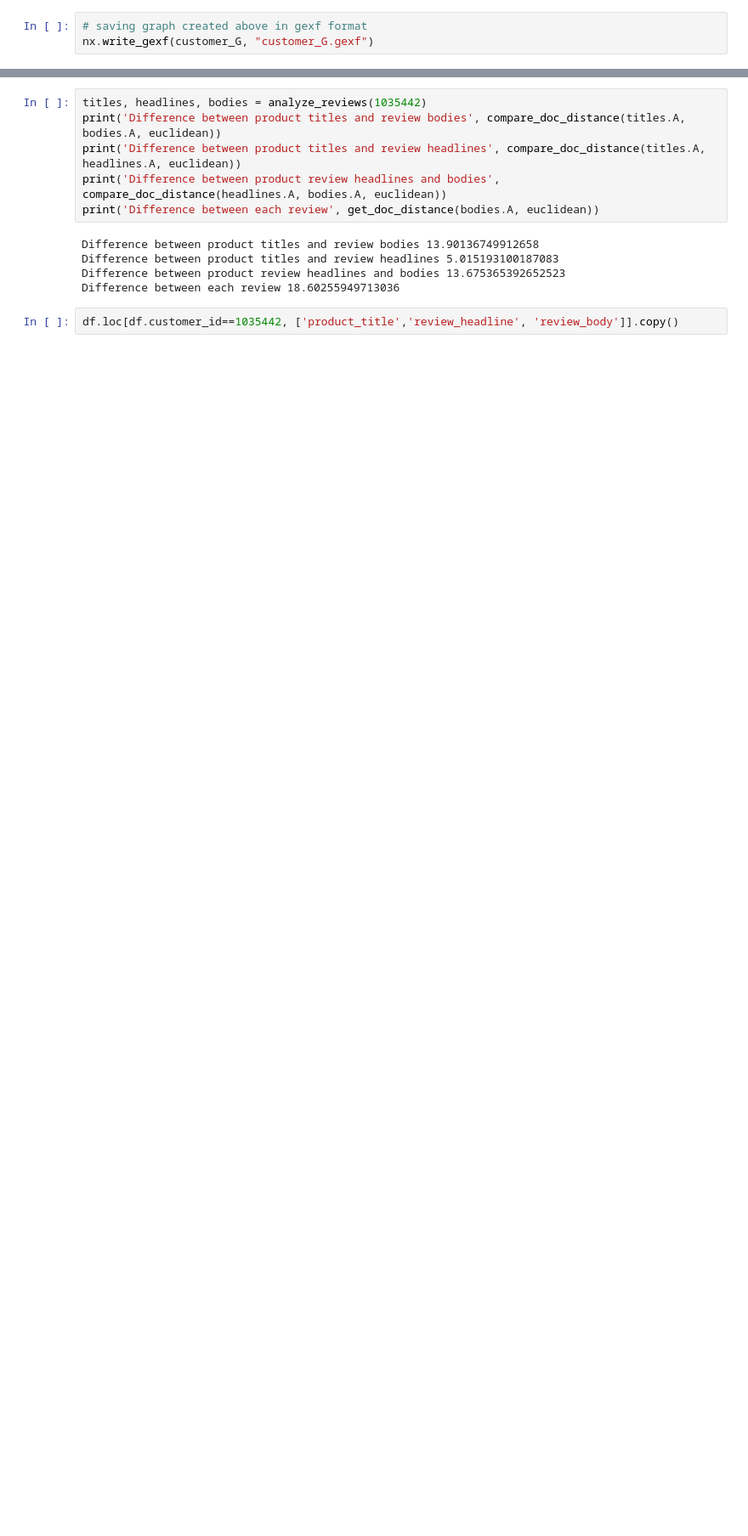
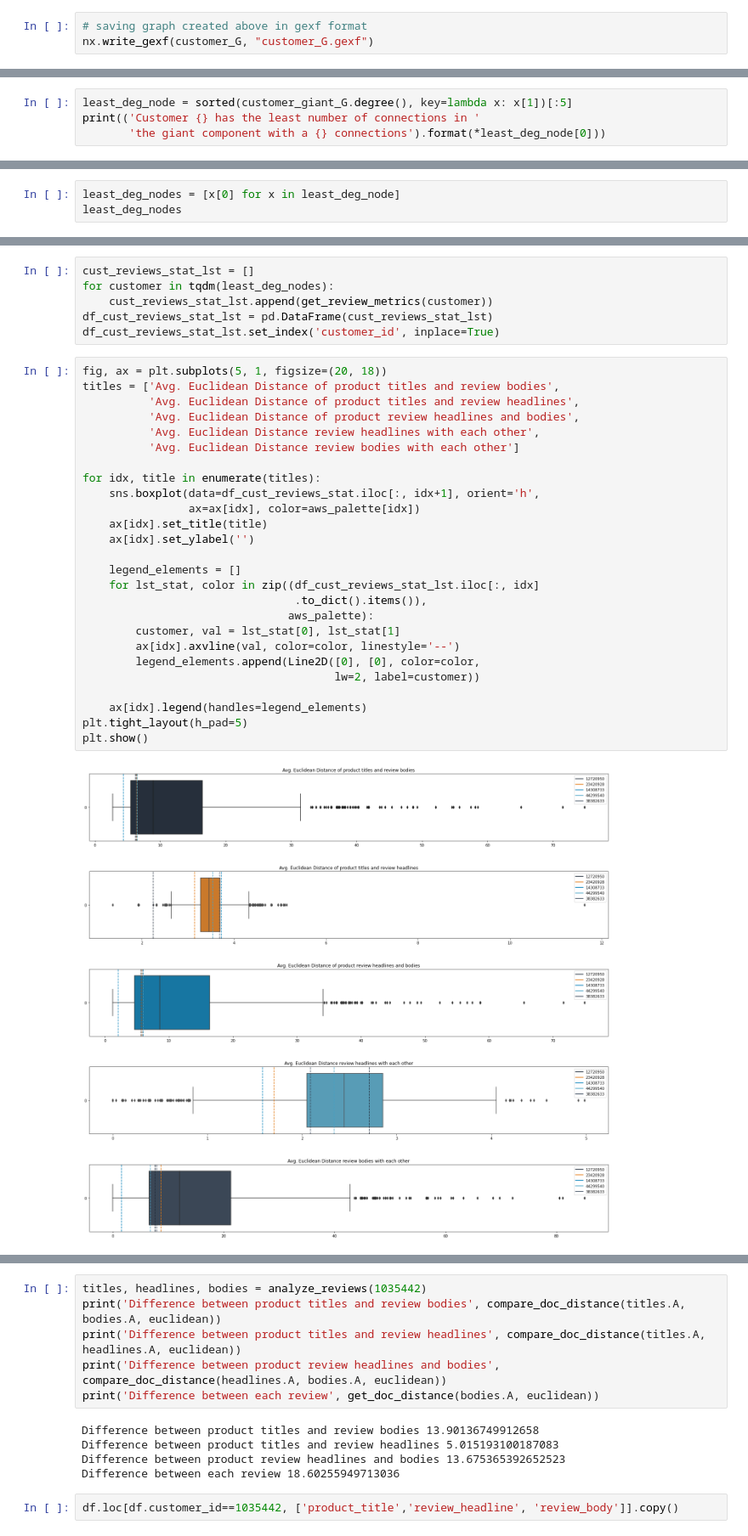
Before and after one commit to abeljoshua20/Amazon-Customer-Review-Network-Analysis, a Jupyter notebook: Final Project.ipynb, the cells around one changed output, grey strips where cells are left out. Shown at 85% size. Drawn from its saved outputs; the diff is of its cells as text; blank space fills up the shorter version.

```diff
--- a/Final Project.ipynb
+++ b/Final Project.ipynb
@@ -562,0 +683,4 @@ plt.show()
+# %%
+least_deg_node = sorted(customer_giant_G.degree(), key=lambda x: x[1])[:5]
+print(('Customer {} has the least number of connections in '
+       'the giant component with a {} connections').format(*least_deg_node[0]))
@@ -562,0 +689,3 @@ plt.show()
+# %%
+least_deg_nodes = [x[0] for x in least_deg_node]
+least_deg_nodes
@@ -562,0 +694,34 @@ plt.show()
+# %%
+cust_reviews_stat_lst = []
+for customer in tqdm(least_deg_nodes):
+    cust_reviews_stat_lst.append(get_review_metrics(customer))
+df_cust_reviews_stat_lst = pd.DataFrame(cust_reviews_stat_lst)
+df_cust_reviews_stat_lst.set_index('customer_id', inplace=True)
+# %%
+fig, ax = plt.subplots(5, 1, figsize=(20, 18))
+titles = ['Avg. Euclidean Distance of product titles and review bodies',
+          'Avg. Euclidean Distance of product titles and review headlines',
+          'Avg. Euclidean Distance of product review headlines and bodies',
+          'Avg. Euclidean Distance review headlines with each other',
+          'Avg. Euclidean Distance review bodies with each other']
+
+for idx, title in enumerate(titles):
+    sns.boxplot(data=df_cust_reviews_stat.iloc[:, idx+1], orient='h',
+                ax=ax[idx], color=aws_palette[idx])
+    ax[idx].set_title(title)
+    ax[idx].set_ylabel('')
+
+    legend_elements = []
+    for lst_stat, color in zip((df_cust_reviews_stat_lst.iloc[:, idx]
+                                .to_dict().items()),
+                               aws_palette):
+        customer, val = lst_stat[0], lst_stat[1]
+        ax[idx].axvline(val, color=color, linestyle='--')
+        legend_elements.append(Line2D([0], [0], color=color,
+                                      lw=2, label=customer))
+
+    ax[idx].legend(handles=legend_elements)
+plt.tight_layout(h_pad=5)
+plt.show()
+# %% [output]
+[figure, added]
```
Also changed, not shown: parts of 40 cells of this notebook.
